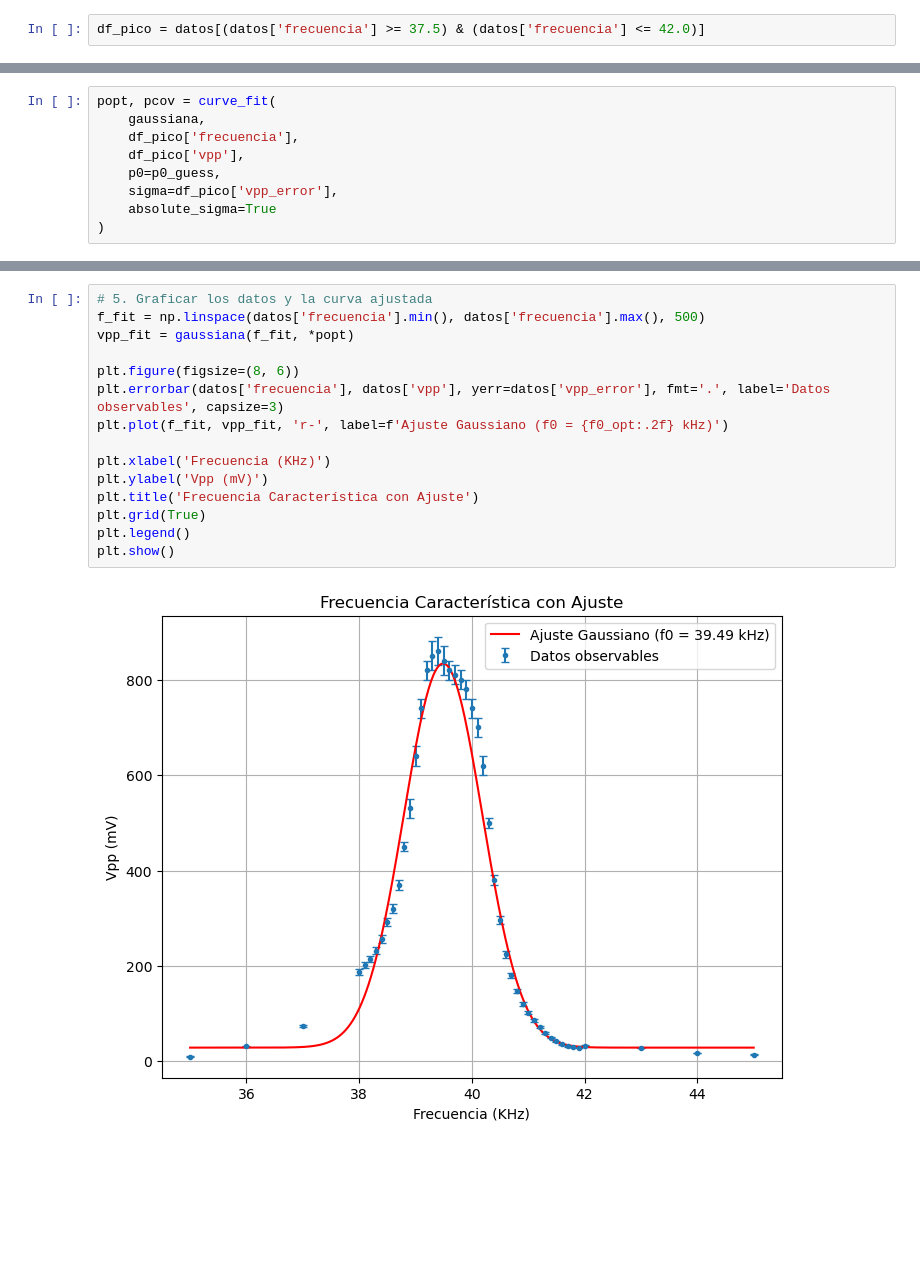
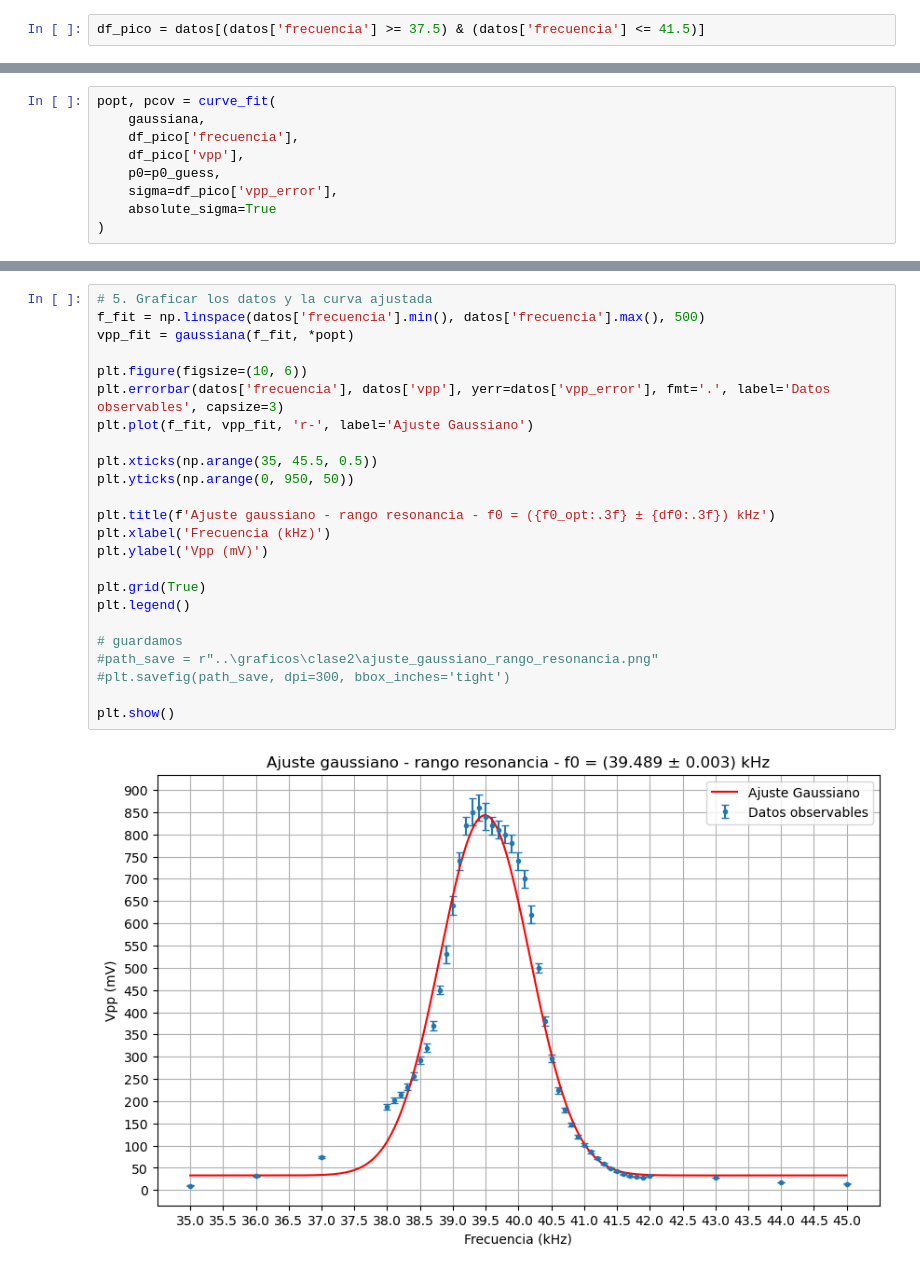
Before and after one commit to PyKev24/Jacky, a Jupyter notebook: Laboratorio2/estadistica/ajuste_gaussiano.ipynb, the cells around one changed output, grey strips where cells are left out. Drawn from its saved outputs; the diff is of its cells as text; blank space fills up the shorter version.

```diff
--- a/Laboratorio2/estadistica/ajuste_gaussiano.ipynb
+++ b/Laboratorio2/estadistica/ajuste_gaussiano.ipynb
@@ -101,4 +169,4 @@ plt.show()
 # %% [markdown]
 ### Ajuste gaussiano - zona de resonancia
 # %%
-df_pico = datos[(datos['frecuencia'] >= 37.5) & (datos['frecuencia'] <= 42.0)]
+df_pico = datos[(datos['frecuencia'] >= 37.5) & (datos['frecuencia'] <= 41.5)]
@@ -132,17 +207,26 @@ Frecuencia característica f0 = (39.490 ± 0.003) kHz
 # %%
 # 5. Graficar los datos y la curva ajustada
 f_fit = np.linspace(datos['frecuencia'].min(), datos['frecuencia'].max(), 500)
 vpp_fit = gaussiana(f_fit, *popt)
 
-plt.figure(figsize=(8, 6))
+plt.figure(figsize=(10, 6))
 plt.errorbar(datos['frecuencia'], datos['vpp'], yerr=datos['vpp_error'], fmt='.', label='Datos observables', capsize=3)
-plt.plot(f_fit, vpp_fit, 'r-', label=f'Ajuste Gaussiano (f0 = {f0_opt:.2f} kHz)')
+plt.plot(f_fit, vpp_fit, 'r-', label='Ajuste Gaussiano')
 
-plt.xlabel('Frecuencia (KHz)')
+plt.xticks(np.arange(35, 45.5, 0.5))
+plt.yticks(np.arange(0, 950, 50))
+
+plt.title(f'Ajuste gaussiano - rango resonancia - f0 = ({f0_opt:.3f} ± {df0:.3f}) kHz')
+plt.xlabel('Frecuencia (kHz)')
 plt.ylabel('Vpp (mV)')
-plt.title('Frecuencia Característica con Ajuste')
+
 plt.grid(True)
 plt.legend()
+
+# guardamos
+#path_save = r"..\graficos\clase2\ajuste_gaussiano_rango_resonancia.png"
+#plt.savefig(path_save, dpi=300, bbox_inches='tight')
+
 plt.show()
 # %% [output]
-[figure, old version]
+[figure, new version]
```
Also changed, not shown: parts of 25 cells of this notebook, 5 other files.
